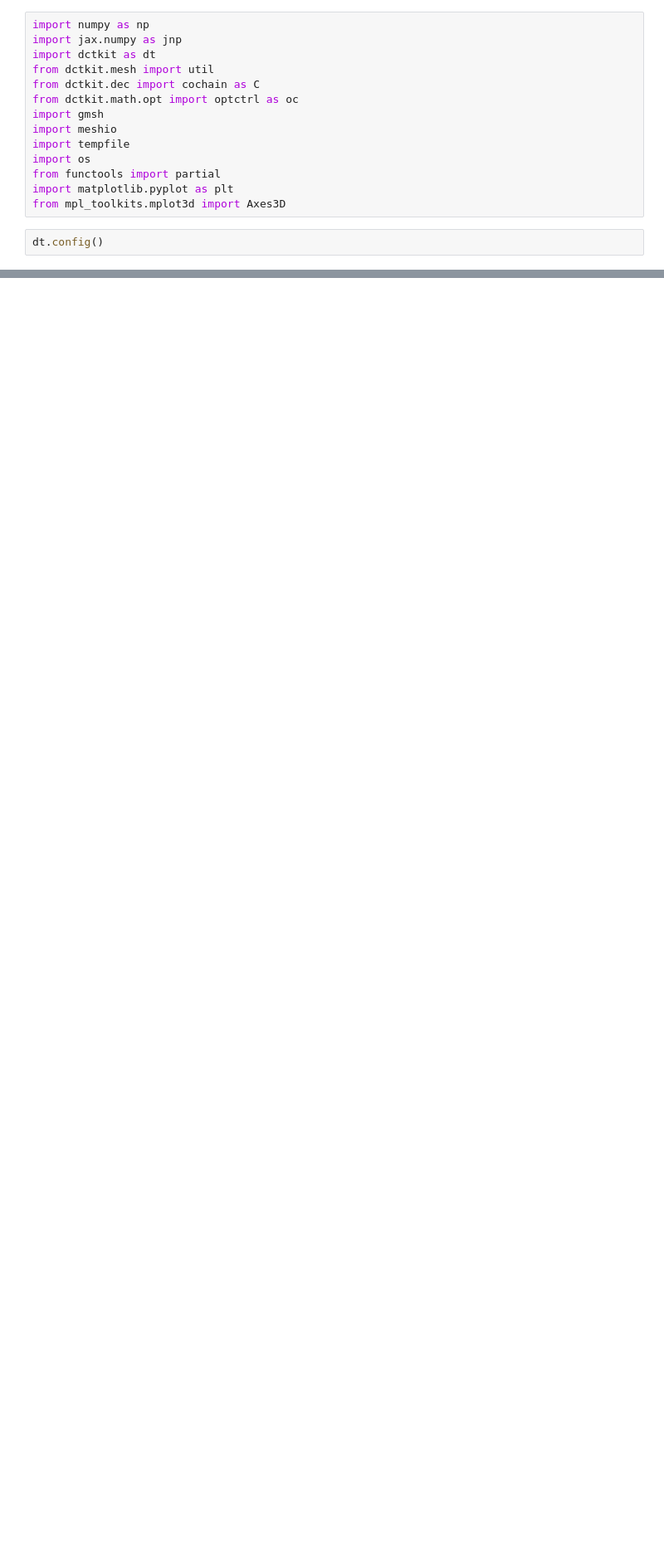
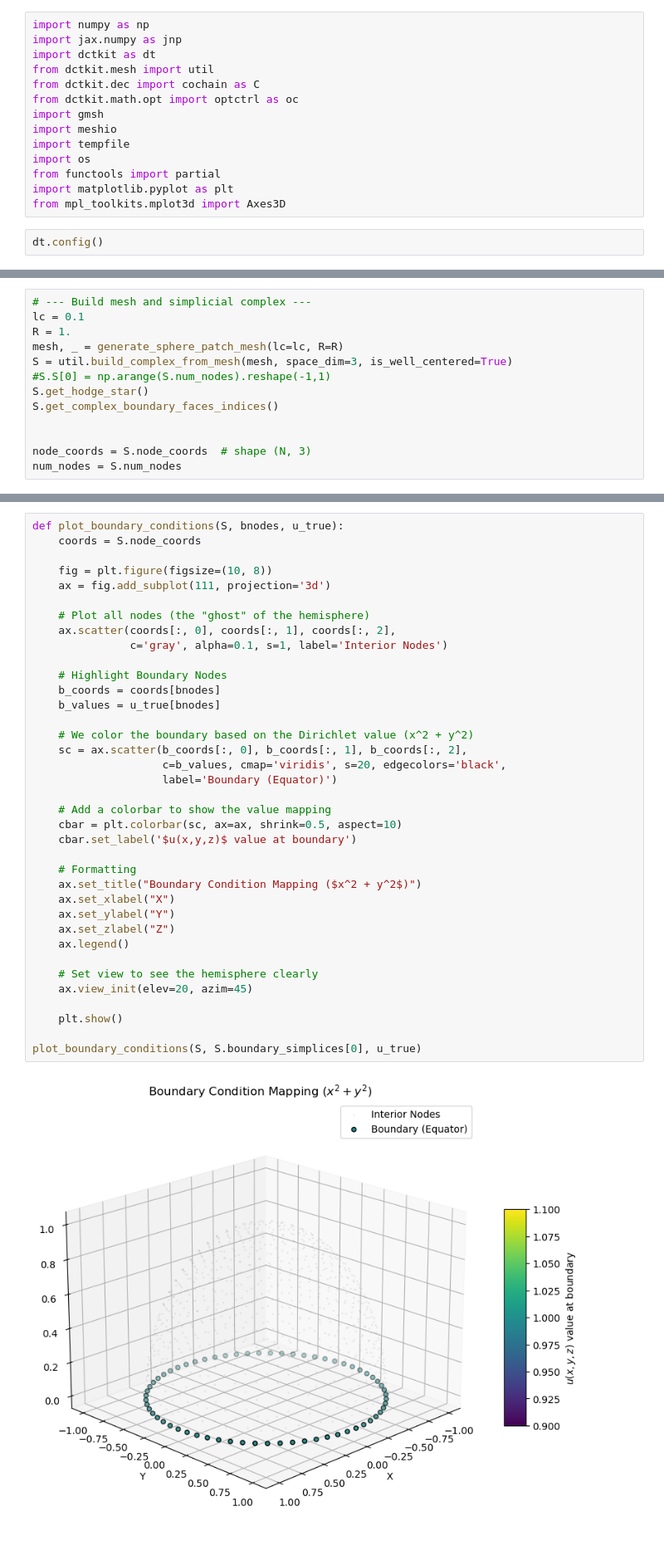
Before and after one commit to cpml-au/dctkit, a Jupyter notebook: examples/poisson_hemisphere.ipynb, the cells around one changed output, grey strips where cells are left out. Shown at 83% size. Saved outputs shown, nothing was run; the diff lists cells and outputs as text; blank space fills up the shorter version.

```diff
--- a/examples/poisson_hemisphere.ipynb
+++ b/examples/poisson_hemisphere.ipynb
@@ -147,0 +42,13 @@ def solve_poisson_hemisphere(lc: float = 0.3, R: float = 1.):
+# %%
+# --- Build mesh and simplicial complex ---
+lc = 0.1
+R = 1.
+mesh, _ = generate_sphere_patch_mesh(lc=lc, R=R)
+S = util.build_complex_from_mesh(mesh, space_dim=3, is_well_centered=True)
+#S.S[0] = np.arange(S.num_nodes).reshape(-1,1)
+S.get_hodge_star()
+S.get_complex_boundary_faces_indices()
+
+
+node_coords = S.node_coords  # shape (N, 3)
+num_nodes = S.num_nodes
@@ -147,0 +104,39 @@ def solve_poisson_hemisphere(lc: float = 0.3, R: float = 1.):
+# %%
+def plot_boundary_conditions(S, bnodes, u_true):
+    coords = S.node_coords
+
+    fig = plt.figure(figsize=(10, 8))
+    ax = fig.add_subplot(111, projection='3d')
+
+    # Plot all nodes (the "ghost" of the hemisphere)
+    ax.scatter(coords[:, 0], coords[:, 1], coords[:, 2],
+               c='gray', alpha=0.1, s=1, label='Interior Nodes')
+
+    # Highlight Boundary Nodes
+    b_coords = coords[bnodes]
+    b_values = u_true[bnodes]
+
+    # We color the boundary based on the Dirichlet value (x^2 + y^2)
+    sc = ax.scatter(b_coords[:, 0], b_coords[:, 1], b_coords[:, 2],
+                    c=b_values, cmap='viridis', s=20, edgecolors='black',
+                    label='Boundary (Equator)')
+
+    # Add a colorbar to show the value mapping
+    cbar = plt.colorbar(sc, ax=ax, shrink=0.5, aspect=10)
+    cbar.set_label('$u(x,y,z)$ value at boundary')
+
+    # Formatting
+    ax.set_title("Boundary Condition Mapping ($x^2 + y^2$)")
+    ax.set_xlabel("X")
+    ax.set_ylabel("Y")
+    ax.set_zlabel("Z")
+    ax.legend()
+
+    # Set view to see the hemisphere clearly
+    ax.view_init(elev=20, azim=45)
+
+    plt.show()
+
+plot_boundary_conditions(S, S.boundary_simplices[0], u_true)
+# %% [output]
+[figure, added]
```
Also changed, not shown: parts of 6 cells of this notebook, 4 other files.
